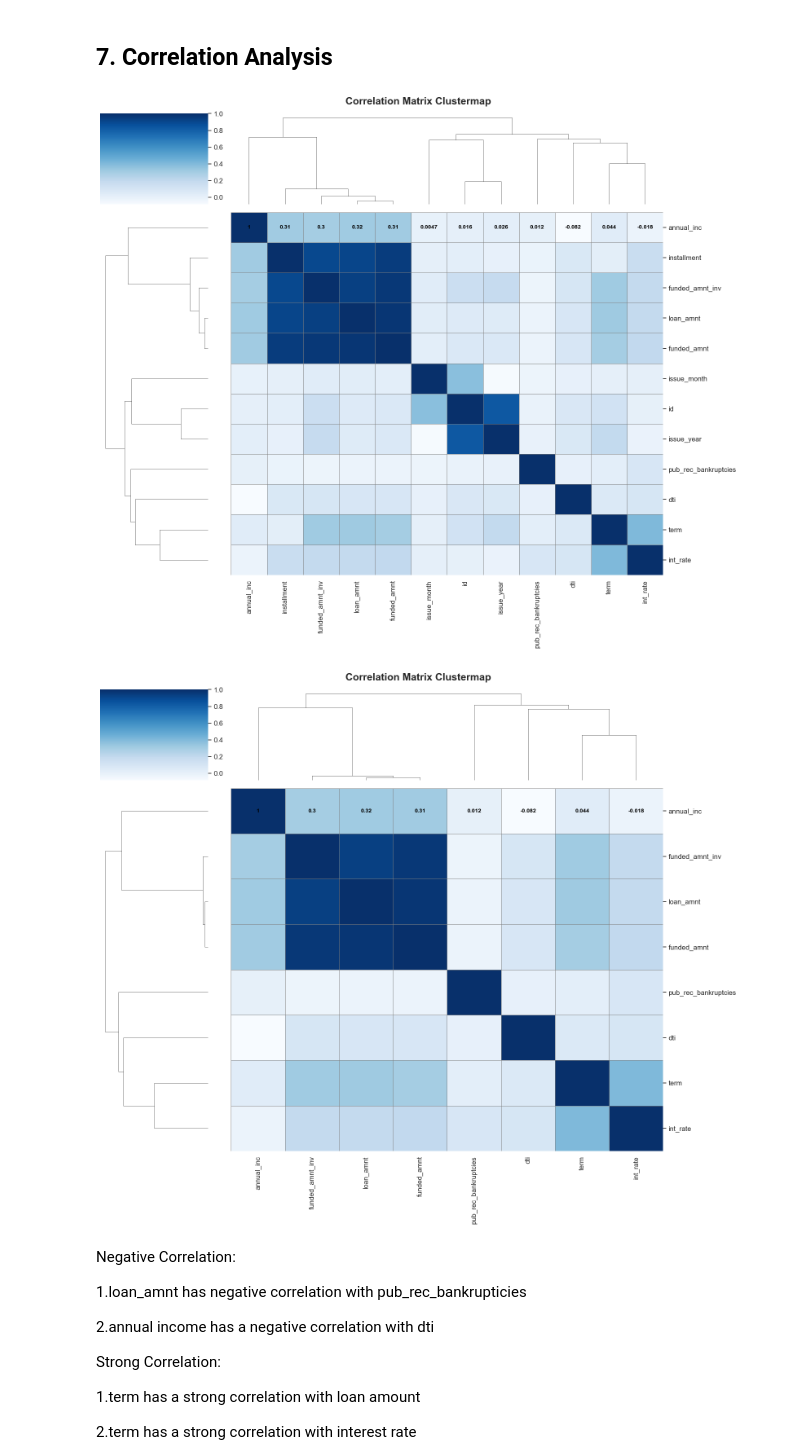
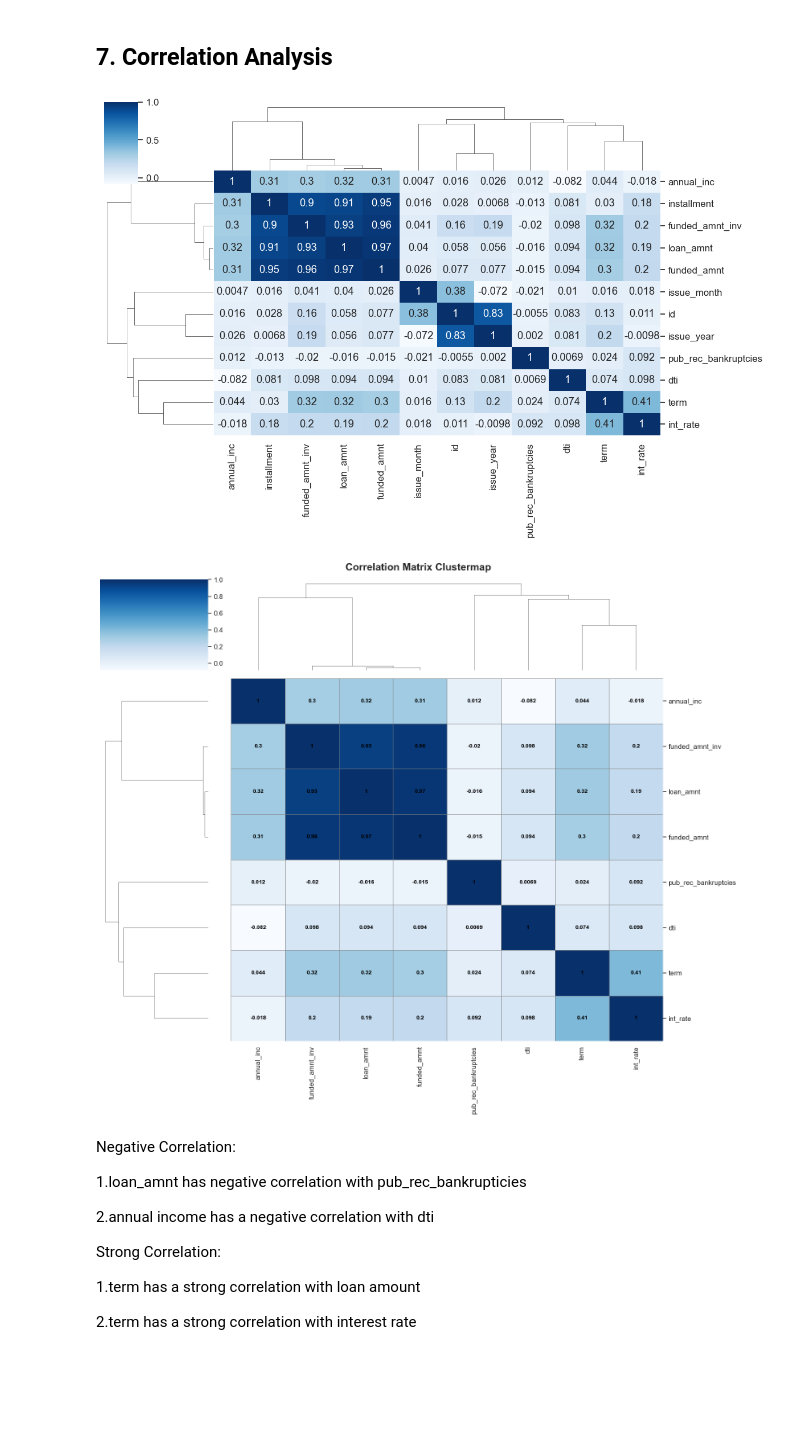
Before and after one commit to chandansharma10698/LendingClubCaseStudy, a Jupyter notebook: chandan_sharma_brk.ipynb, the cells around one changed output. Cells and saved outputs as stored; diff of their text form; code cells hidden in the pictures; blank space fills up the shorter version.

Commit message:
few changes on the plots(formatting)

```diff
--- a/chandan_sharma_brk.ipynb
+++ b/chandan_sharma_brk.ipynb
@@ -1501,46 +1508,20 @@ plot_grade_vs_chargedoff(grade_vs_loan)
 # %% [markdown]
 ## 7.  Correlation Analysis
 # %%
-selected_columns = [
-    'annual_inc', 'installment', 'funded_amnt_inv', 'loan_amnt',
-    'funded_amnt', 'issue_month', 'id', 'issue_year',
-    'pub_rec_bankruptcies', 'dti', 'term', 'int_rate'
-]
+# Select only numeric columns for correlation calculation
+corr_loan = df_Loan.select_dtypes(include=['number'])
 
-# Select only the specified columns
-corr_loan = df_Loan[selected_columns].corr()
+# Calculate the correlation matrix
+corr = corr_loan.corr()
 
-# Set the font scale for better readability
+# Set font scale and plot the clustermap
 sns.set(font_scale=1.1)
+sns.clustermap(corr, annot=True, figsize=(12, 8), cmap="Blues")
 
-# Function to create and format the clustermap
-def plot_clustermap(corr_matrix):
-    # Create the clustermap with specific formatting
-    g = sns.clustermap(
-        corr_matrix,
-        annot=True,
-        figsize=(16, 14),  # Increase size for better visibility
-        cmap="Blues",
-        annot_kws={"size": 10, "weight": 'bold', "color": 'black'},  # Adjust annotation appearance
-        linewidths=0.5,  # Add lines between cells
-        linecolor='grey',  # Color of the lines
-        cbar_kws={'shrink': .8}  # Adjust colorbar size
-    )
-
-    # Adjust the title
-    g.fig.suptitle('Correlation Matrix Clustermap', fontsize=18, fontweight='bold')
-
-    # Adjust layout
-    plot.subplots_adjust(left=0.1, right=0.9, top=0.9, bottom=0.1)  # Increase margins
-    plot.tight_layout()
-
-    # Show the plot
-    plot.show()
-
-# Usage
-plot_clustermap(corr_loan)
+# Show the plot
+plot.show()
 # %% [output]
-[figure, old version]
+[figure, new version]
 # %%
 drop_columns = ['installment', 'id', 'issue_year', 'issue_month']
 corr_loan = corr_loan.drop(columns=drop_columns)
@@ -1591,7 +1572,7 @@ def plot_clustermap(corr_matrix):
 # Usage
 plot_clustermap(corr)
 # %% [output]
-[figure, old version]
+[figure, new version]
 # %% [markdown]
 Negative Correlation:
 
```
Also changed, not shown: parts of 13 cells of this notebook.
